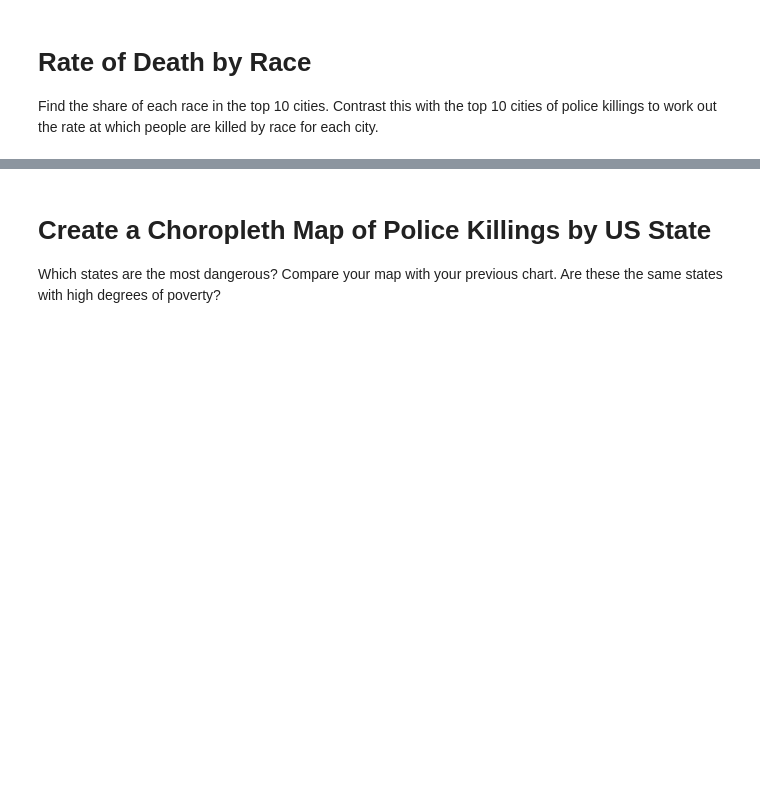
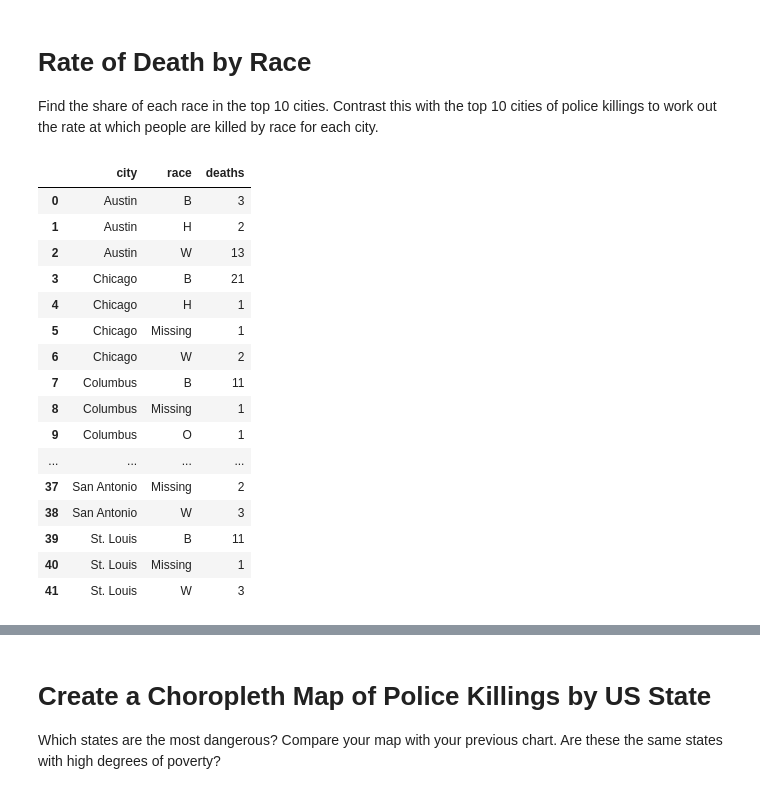
Before and after one commit to chgwyellow/Death-involving-Police-in-the-USA, a Jupyter notebook: Fatal_Force.ipynb, the cells around one changed output, grey strips where cells are left out. Saved outputs shown, nothing was run; the diff lists cells and outputs as text; code cells hidden in the pictures; blank space fills up the shorter version.

```diff
--- a/Fatal_Force.ipynb
+++ b/Fatal_Force.ipynb
@@ -624,3 +624,26 @@ fig.show()
 # Rate of Death by Race
 
 Find the share of each race in the top 10 cities. Contrast this with the top 10 cities of police killings to work out the rate at which people are killed by race for each city.
+# %%
+top10_dangerous_city = df_fatalities.city.value_counts().head(10).index
+df_top10 = df_fatalities[df_fatalities.city.isin(top10_dangerous_city)]
+race_killed_by_city = df_top10.groupby(["city", "race"])["id"].count().reset_index(name="deaths")
+race_killed_by_city
+# %% [output]
+|  | city | race | deaths |
+| 0 | Austin | B | 3 |
+| 1 | Austin | H | 2 |
+| 2 | Austin | W | 13 |
+| 3 | Chicago | B | 21 |
+| 4 | Chicago | H | 1 |
+| 5 | Chicago | Missing | 1 |
+| 6 | Chicago | W | 2 |
+| 7 | Columbus | B | 11 |
+| 8 | Columbus | Missing | 1 |
+| 9 | Columbus | O | 1 |
+| ... | ... | ... | ... |
+| 37 | San Antonio | Missing | 2 |
+| 38 | San Antonio | W | 3 |
+| 39 | St. Louis | B | 11 |
+| 40 | St. Louis | Missing | 1 |
+| 41 | St. Louis | W | 3 |
```
Also changed, not shown: parts of 2 cells of this notebook.
